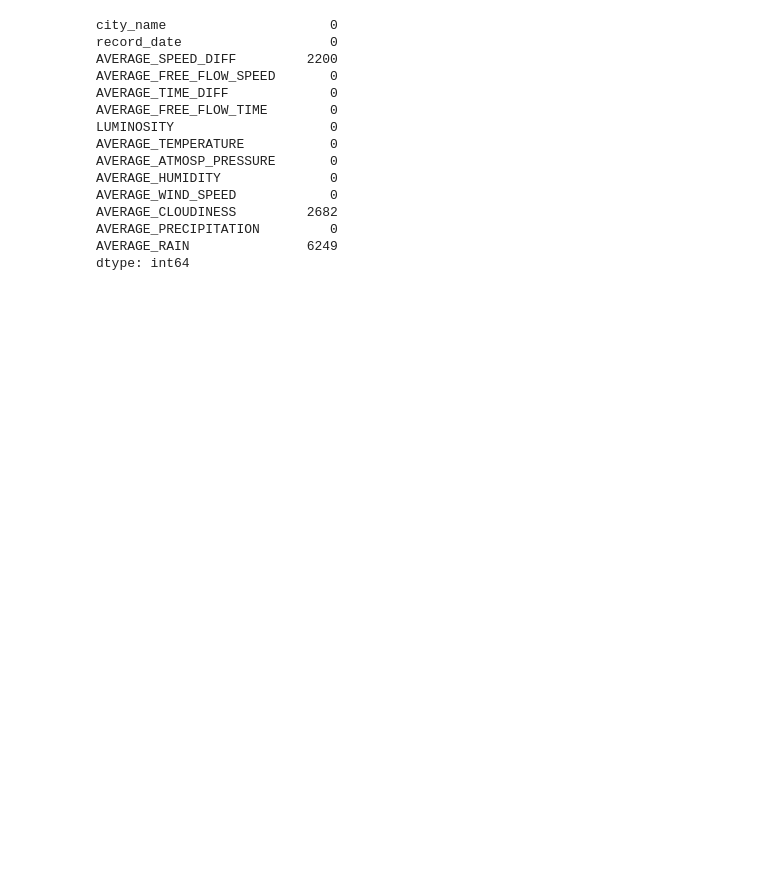
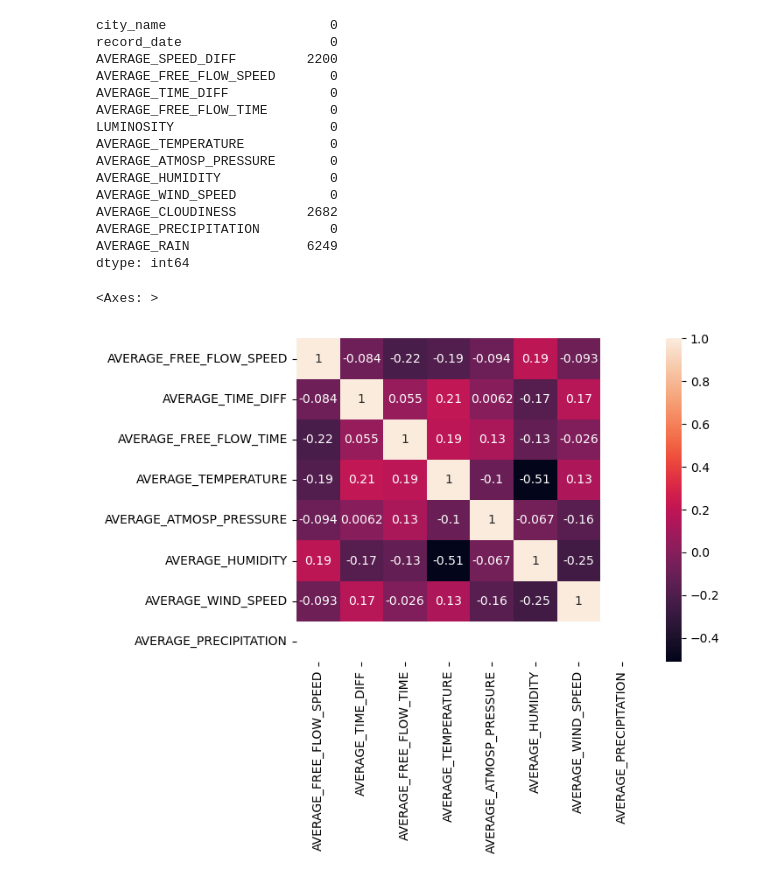
Before and after one commit to eduardaspereira/DAA, a Jupyter notebook: data_analysis.ipynb, the cells around one changed output. Saved outputs shown, nothing was run; the diff lists cells and outputs as text; code cells hidden in the pictures; blank space fills up the shorter version.

```diff
--- a/data_analysis.ipynb
+++ b/data_analysis.ipynb
@@ -110,3 +110,8 @@ AVERAGE_CLOUDINESS         2682
 AVERAGE_PRECIPITATION         0
 AVERAGE_RAIN               6249
 dtype: int64
+# %%
+sns.heatmap(dt.corr(numeric_only=True), annot=True)
+# %% [output]
+<Axes: >
+[figure, added]
```
Also changed, not shown: parts of 4 cells of this notebook, 1 other file.
